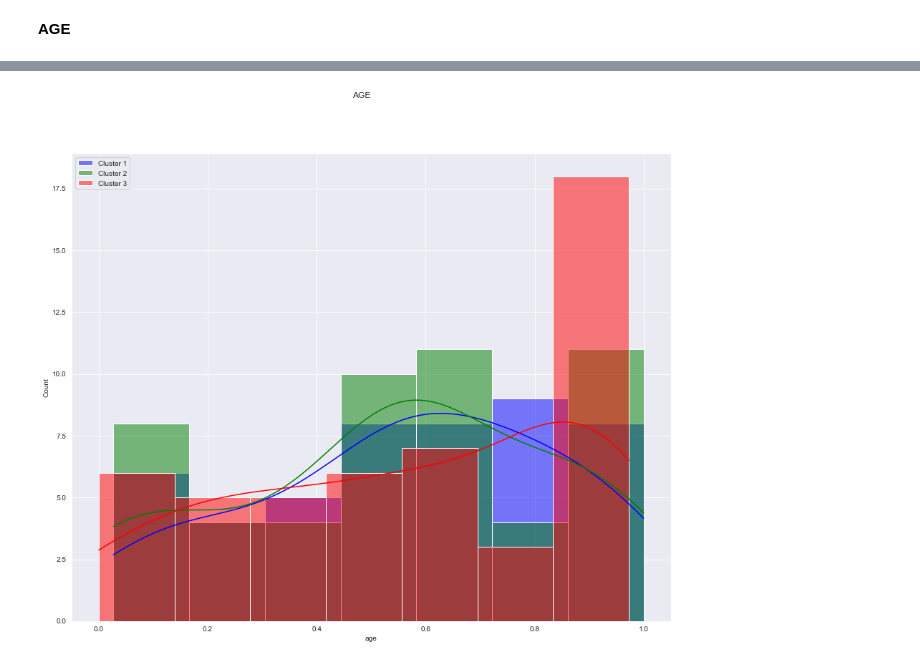
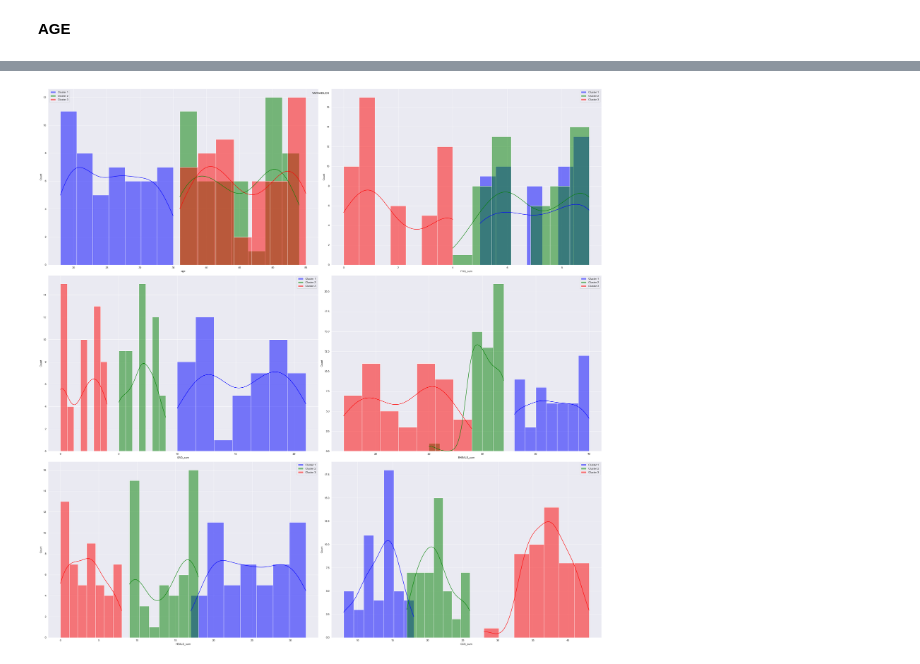
Before and after one commit to Flpp0/E-HealthProject, a Jupyter notebook: ComparisonBetweenClusters.ipynb, the cells around one changed output, grey strips where cells are left out. Saved outputs shown, nothing was run; the diff lists cells and outputs as text; code cells hidden in the pictures.

Commit message:
Clustering based on sums of the questionnaires

```diff
--- a/ComparisonBetweenClusters.ipynb
+++ b/ComparisonBetweenClusters.ipynb
@@ -44,22 +42,2 @@ Cluster 3 shape: , (50, 57)
 # %% [markdown]
 **AGE**
-# %%
-fig, axes = plt.subplots(nrows=3, ncols=1, figsize=(20,20))
-axes = axes.flatten()
-
-maxAge = 55
-minAge = 18
-
-for i in range(0, len(axes)):
-    ax = axes[i]
-
-    scaledBackAge = (clusters[i]['age']*(maxAge-minAge)) + minAge # rescale the data to see the age distribution
-
-    ax.hist(scaledBackAge, bins=25)
-    ax.set_xlabel('Age')
-    ax.set_ylabel('Counts')
-    ax.set_title(str(i+1))
-
-plt.suptitle('AGE')
-plt.tight_layout()
-plt.show()
@@ -68,11 +44,18 @@ plt.show()
 # %%
-plt.figure(figsize=(15,12))
+questionnaire_columns = ['age','PHQ_sum', 'GAD_sum', 'EHEALS_sum', 'HEALS_sum', 'CCS_sum']
 
-sns.histplot(data=cluster1['age'],color='blue',label='Cluster 1',kde=True)
-sns.histplot(data=cluster2['age'],color='green',label='Cluster 2',kde=True)
-sns.histplot(data=cluster3['age'],color='red',label='Cluster 3', kde=True)
-plt.suptitle('AGE')
-plt.legend()
+# Create subplots for the histograms
+fig, axes = plt.subplots(nrows=3, ncols=2, figsize=(30, 30))
+axes = axes.flatten()
+
+for i, column_name in enumerate(questionnaire_columns):
+    sns.histplot(data=cluster1[column_name],ax=axes[i],color='blue', label='Cluster 1', kde=True)
+    sns.histplot(data=cluster2[column_name],ax=axes[i], color='green', label='Cluster 2', kde=True)
+    sns.histplot(data=cluster3[column_name],ax=axes[i], color='red', label='Cluster 3', kde=True)
+    axes[i].legend()
+
+plt.suptitle('VARIABLES')
+plt.tight_layout()
 plt.show()
 # %% [output]
-[figure, old version]
+[figure, new version]
```
Also changed, not shown: parts of 8 cells of this notebook, 2 other files.
